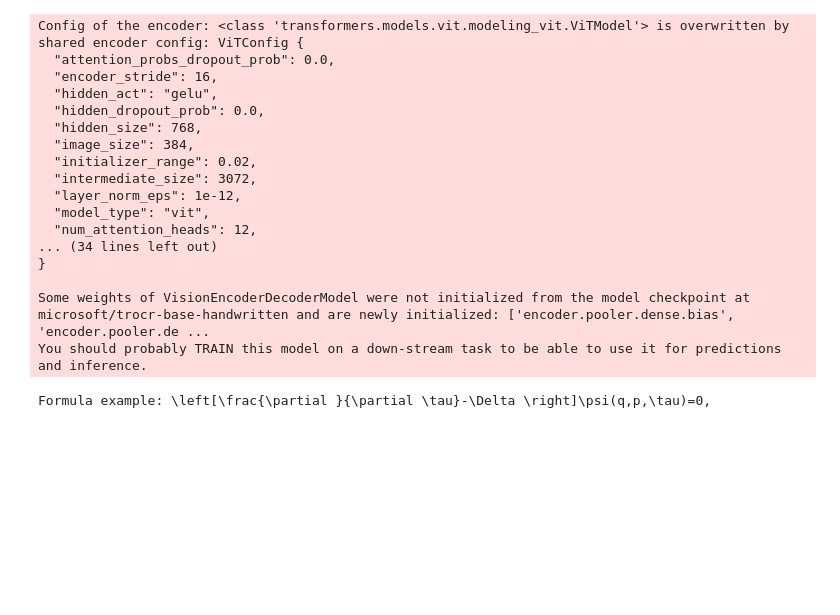
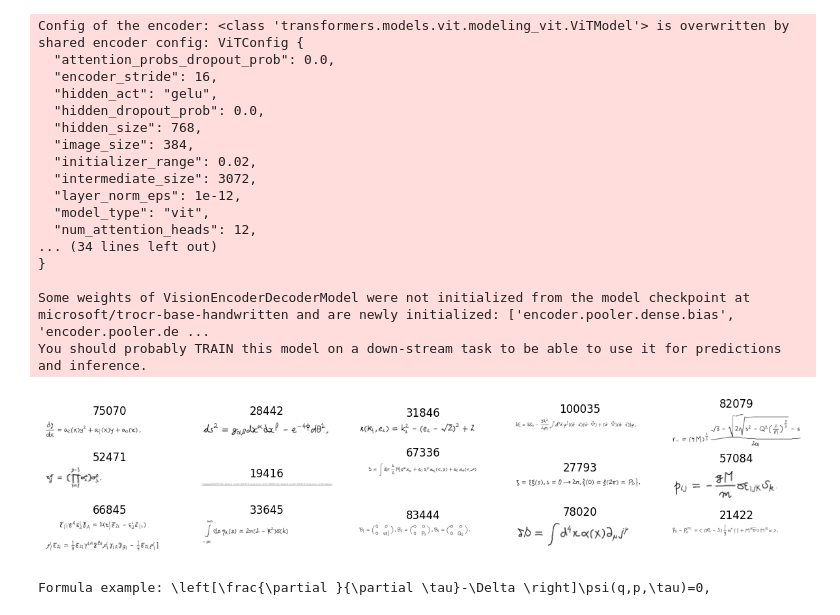
Before and after one commit to KitPi/handwriting2Markdown, a Jupyter notebook: main.ipynb, the cells around one changed output. Cells and saved outputs as stored; diff of their text form; code cells hidden in the pictures; blank space fills up the shorter version.

```diff
--- a/main.ipynb
+++ b/main.ipynb
@@ -80,9 +80,28 @@ class TrainingConfig:
 # Dataset
 @dataclass(frozen=True)
 class DatasetConfig:
-    Data_Source:        str = 'dataset/IM2LATEX-100K-HANDWRITTEN/'
+    Data_Source:        str = 'dataset/IM2LATEX-100K-HANDWRITTEN'
 
 # Model config
 @dataclass(frozen=True)
 class ModelConfig:
     MODEL_NAME: str = 'microsoft/trocr-base-handwritten'
+# %%
+import matplotlib.pyplot as plt
+import pandas as pd
+import os
+
+def visualize(dataset_path):
+    plt.figure(figsize=(15, 3))
+    for i in range(15):
+        plt.subplot(3, 5, i+1)
+        images = os.listdir(f"{dataset_path}/images")
+        image = plt.imread(f"{dataset_path}/images/{images[i]}")
+        plt.imshow(image)
+        plt.axis('off')
+        plt.title(images[i].split('.')[0])
+    plt.show()
+
+visualize(DatasetConfig.Data_Source)
+# %% [output]
+[figure, added]
```
Also changed, not shown: parts of 1 cell of this notebook.
